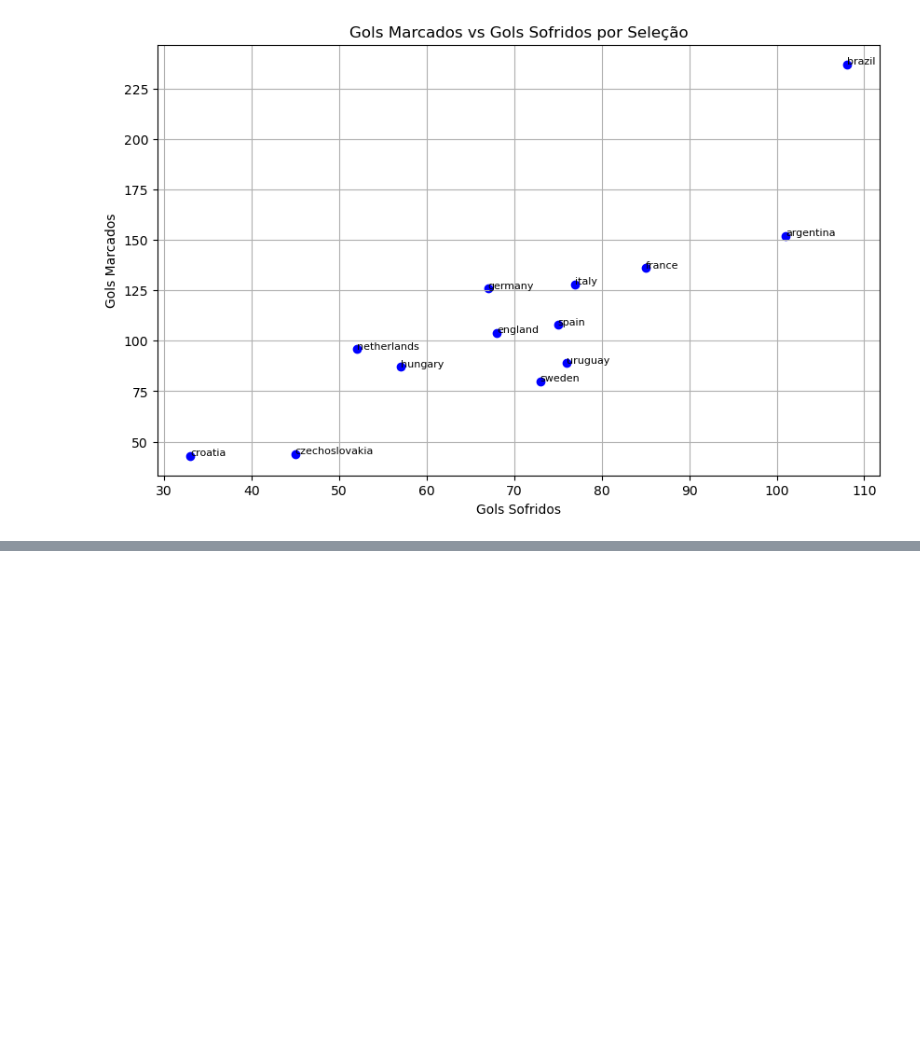
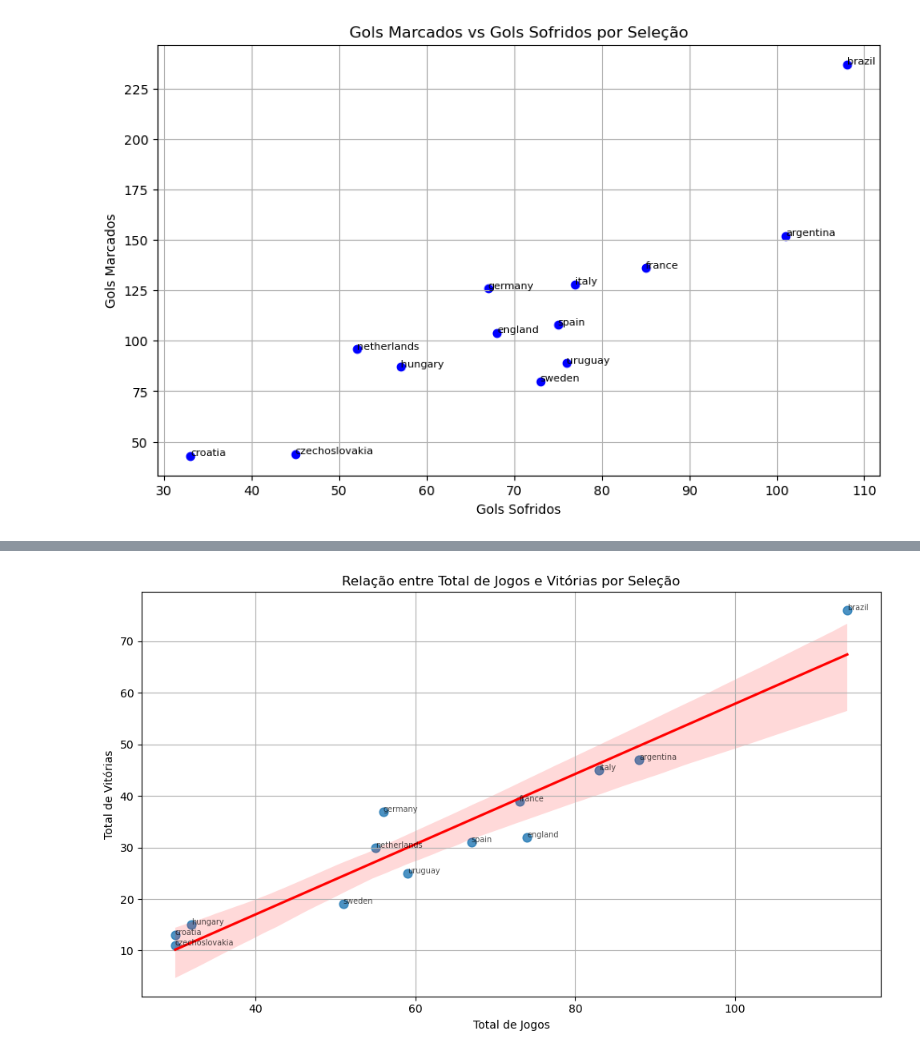
Before and after one commit to Jhonatarlp/Projeto_final_ciclo_basico_insper_Data, a Jupyter notebook: analise_exploratoria.ipynb, the cells around one changed output, grey strips where cells are left out. Cells and saved outputs as stored; diff of their text form; code cells hidden in the pictures; blank space fills up the shorter version.

```diff
--- a/analise_exploratoria.ipynb
+++ b/analise_exploratoria.ipynb
@@ -308,0 +315,14 @@ plt.show()
+# %%
+plt.figure(figsize=(10, 6))
+sns.regplot(data=base_selecoes, x='total_games', y='win', scatter_kws={'s': 60}, line_kws={"color": "red"})
+for i, row in base_selecoes.iterrows():
+    plt.text(row['total_games'], row['win'], row['team'], fontsize=7, alpha=0.7)
+
+plt.title('Relação entre Total de Jogos e Vitórias por Seleção')
+plt.xlabel('Total de Jogos')
+plt.ylabel('Total de Vitórias')
+plt.grid(True)
+plt.tight_layout()
+plt.show()
+# %% [output]
+[figure, added]
```
Also changed, not shown: parts of 11 cells of this notebook.
